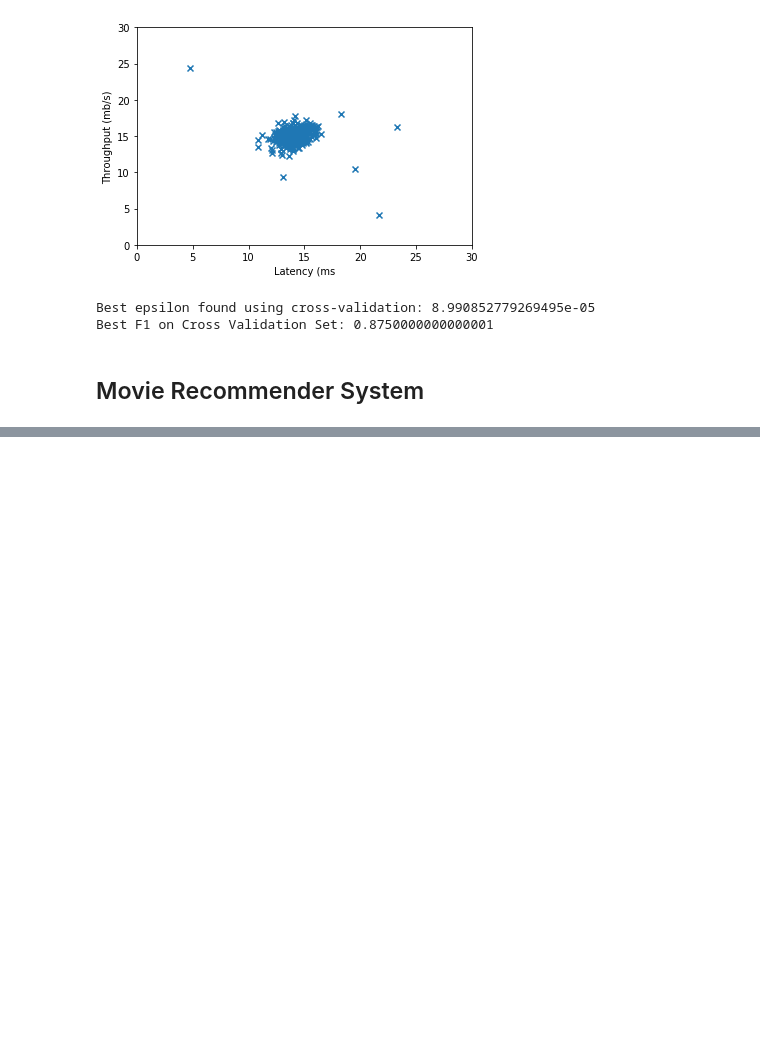
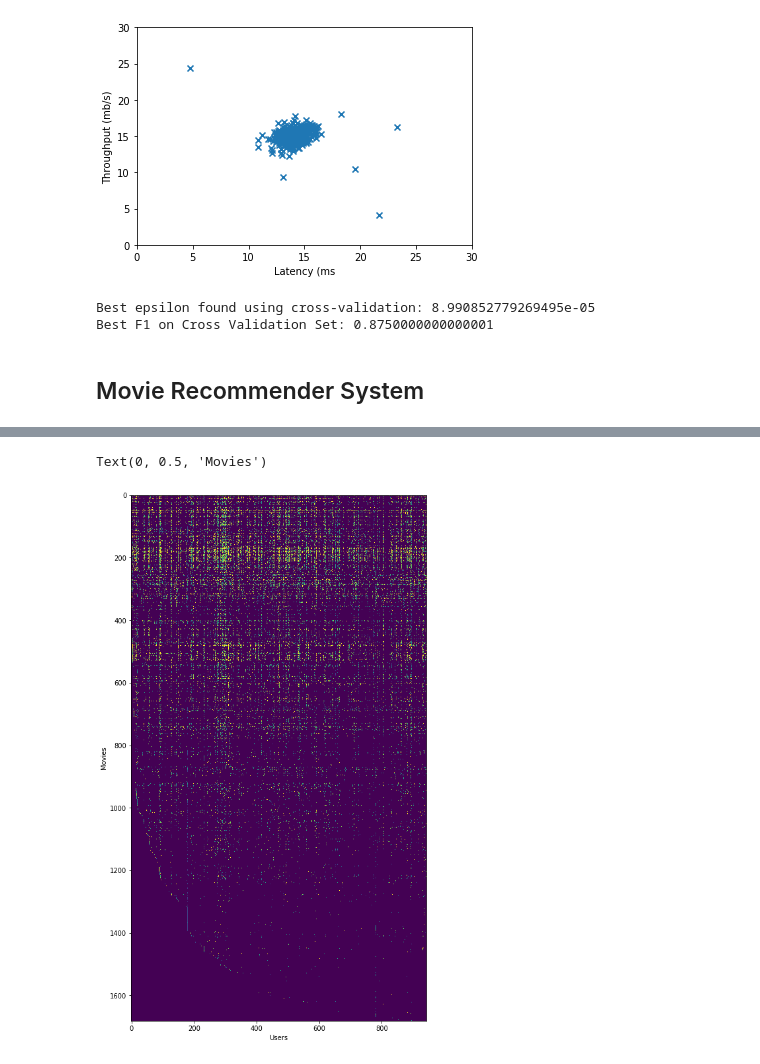
Before and after one commit to thomasmburke/Andrew-Ng-Machine-Learning, a Jupyter notebook: assignment8/ex8.ipynb, the cells around one changed output, grey strips where cells are left out. Drawn from its saved outputs; the diff is of its cells as text; code cells hidden in the pictures; blank space fills up the shorter version.

Commit message:
plotted movie ratings

```diff
--- a/assignment8/ex8.ipynb
+++ b/assignment8/ex8.ipynb
@@ -95,0 +98,8 @@ print("Average rating for movie 1 (Toy Story):",np.sum(Y[0,:]*R[0,:])/np.sum(R[0
+# %%
+plt.figure(figsize=(8,16))
+plt.imshow(Y)
+plt.xlabel("Users")
+plt.ylabel("Movies")
+# %% [output]
+Text(0, 0.5, 'Movies')
+[figure, added]
```
Also changed, not shown: parts of 2 cells of this notebook.
